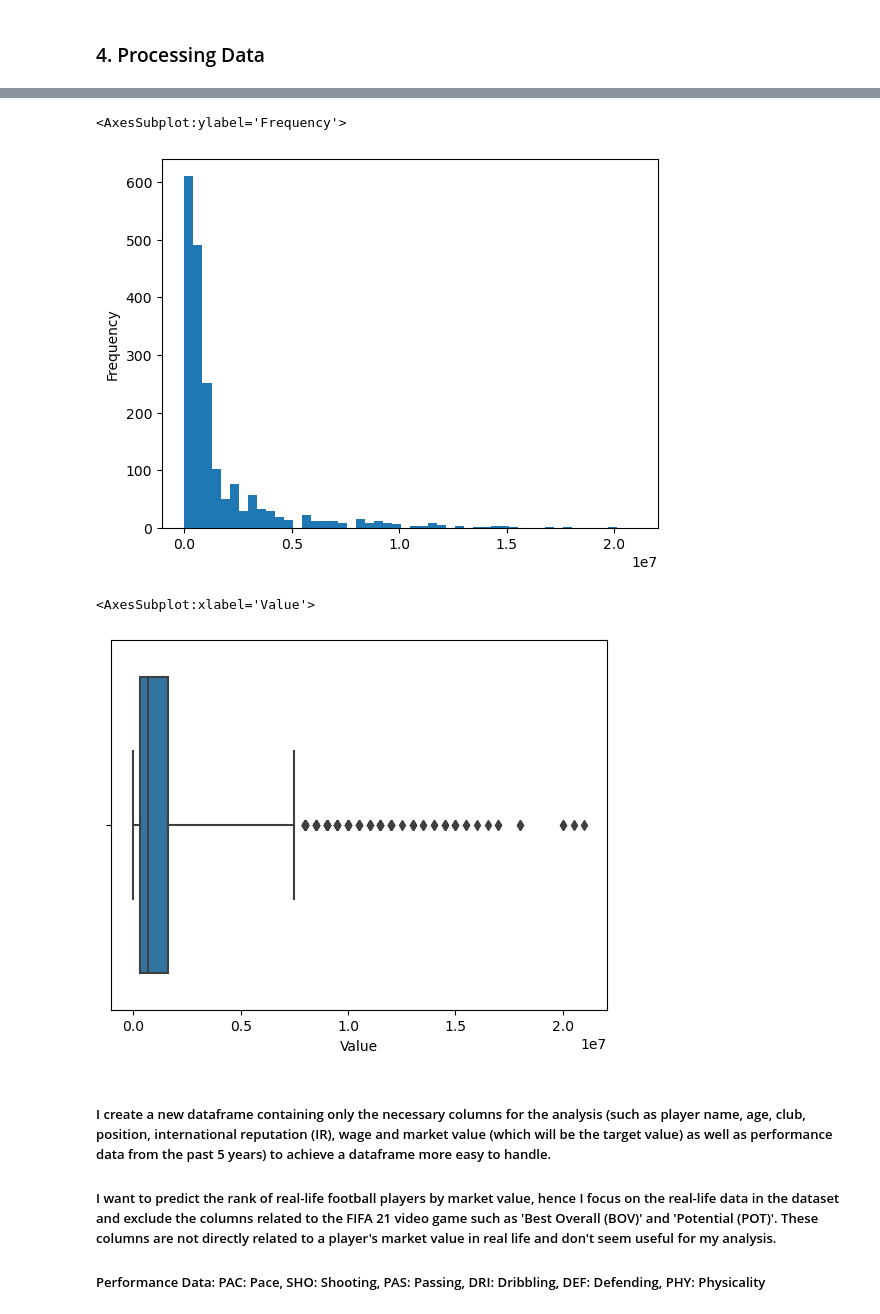
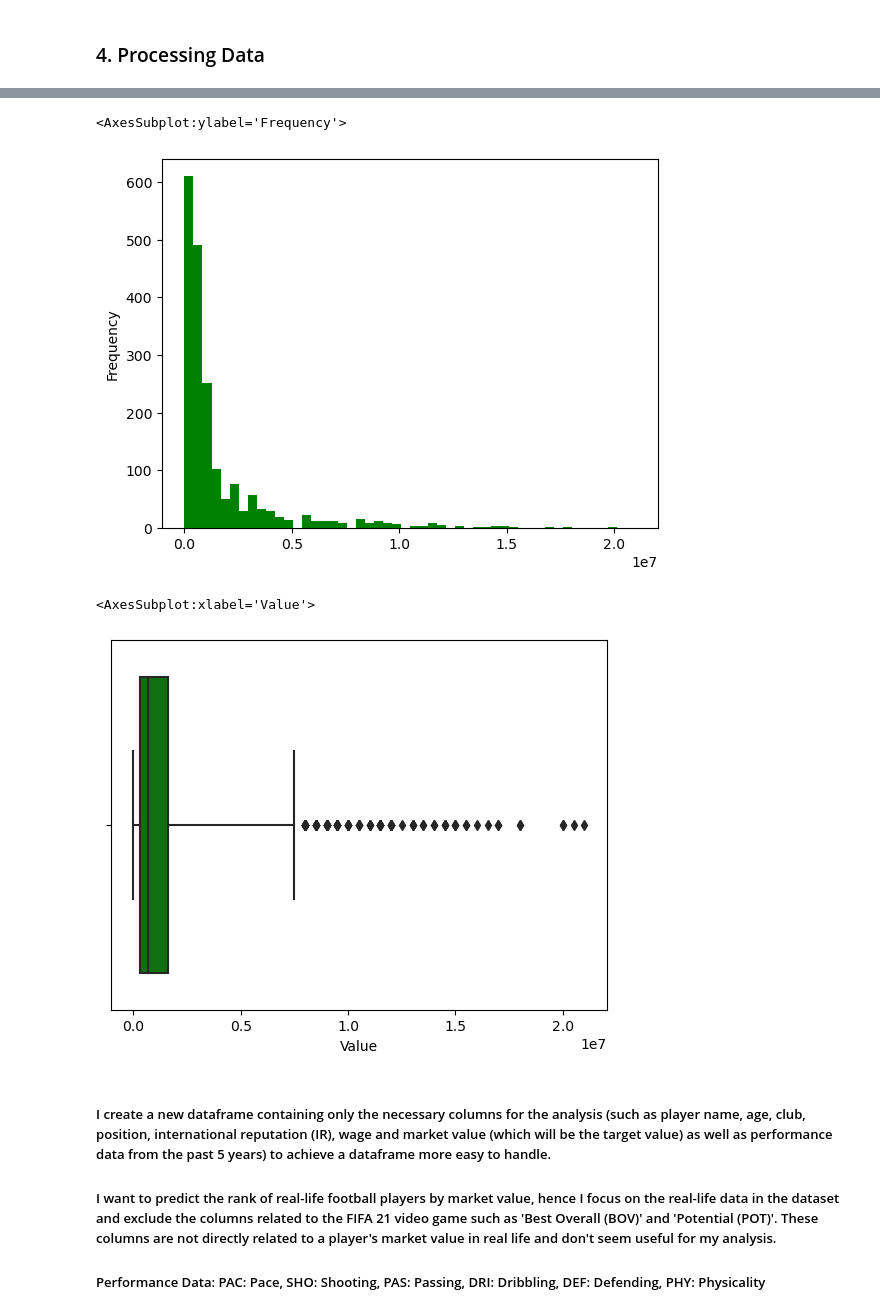
Before and after one commit to ieumann/data_mid_bootcamp_project_FIFA_MoneyBall, a Jupyter notebook: FIFA21_analysis-and-documentation.ipynb, the cells around one changed output, grey strips where cells are left out. Saved outputs shown, nothing was run; the diff lists cells and outputs as text; code cells hidden in the pictures.

```diff
--- a/FIFA21_analysis-and-documentation.ipynb
+++ b/FIFA21_analysis-and-documentation.ipynb
@@ -230,14 +229,14 @@ sns.boxplot(x='Wage', data=df_forward_filtered, whis=5)
 # %%
 # Eliminating the outlier in 'Wage' also improved it in 'Value'.
-df_forward_filtered['Value'].plot(kind='hist', bins=50)
+df_forward_filtered['Value'].plot(kind='hist', bins=50, color='green')
 # %% [output]
 <AxesSubplot:ylabel='Frequency'>
-[figure, old version]
+[figure, new version]
 # %%
-sns.boxplot(x='Value', data=df_forward_filtered, whis=5)
+sns.boxplot(x='Value', data=df_forward_filtered, whis=5, color='green')
 # %% [output]
 <AxesSubplot:xlabel='Value'>
-[figure, old version]
+[figure, new version]
 # %% [markdown]
 ##### I create a new dataframe containing only the necessary columns for the analysis (such as player name, age, club, position, international reputation (IR), wage and market value (which will be the target value) as well as performance data from the past 5 years) to achieve a dataframe more easy to handle.
 ##### I want to predict the rank of real-life football players by market value, hence I focus on the real-life data in the dataset and exclude the columns related to the FIFA 21 video game such as 'Best Overall (BOV)' and 'Potential (POT)'. These columns are not directly related to a player's market value in real life and don't seem useful for my analysis.
```
Also changed, not shown: parts of 12 cells of this notebook.
